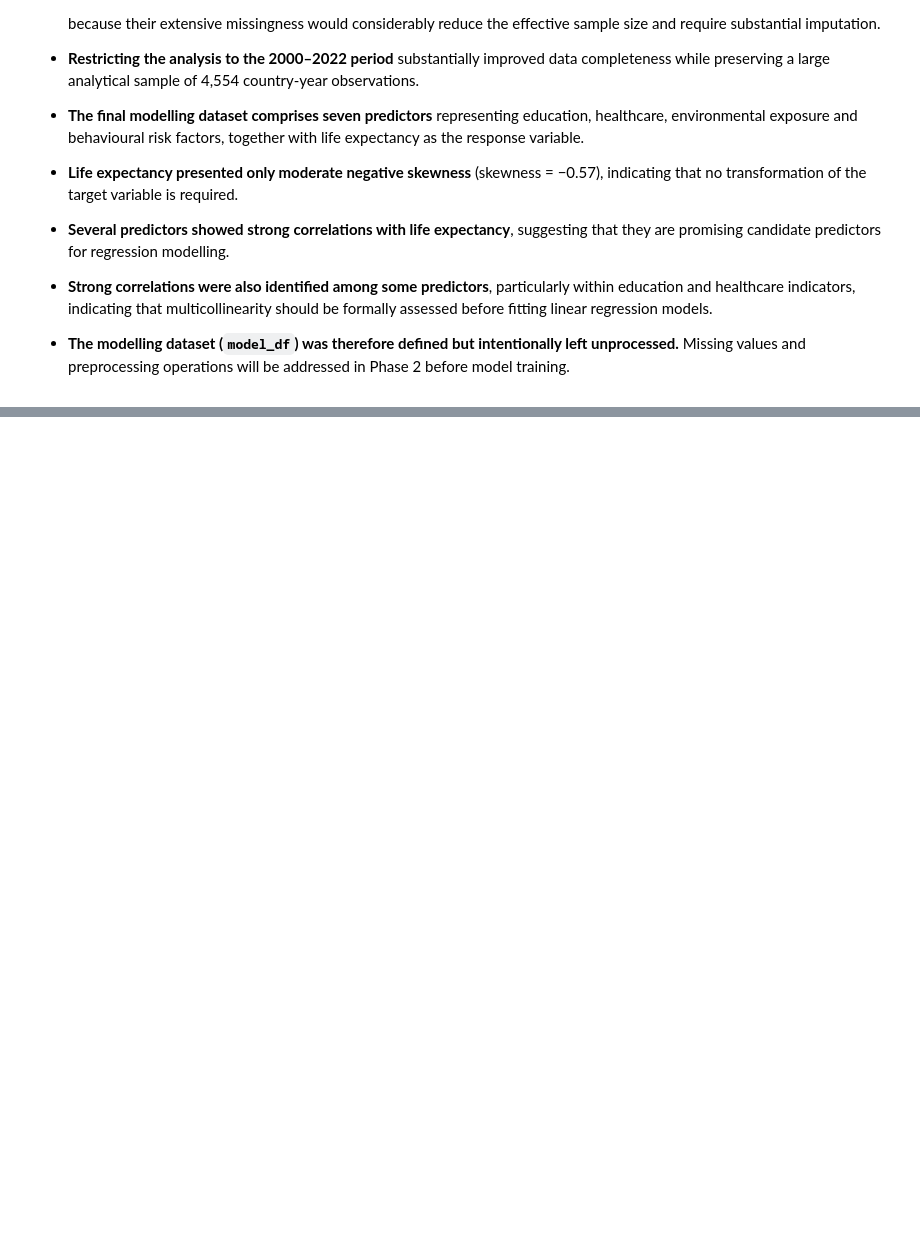
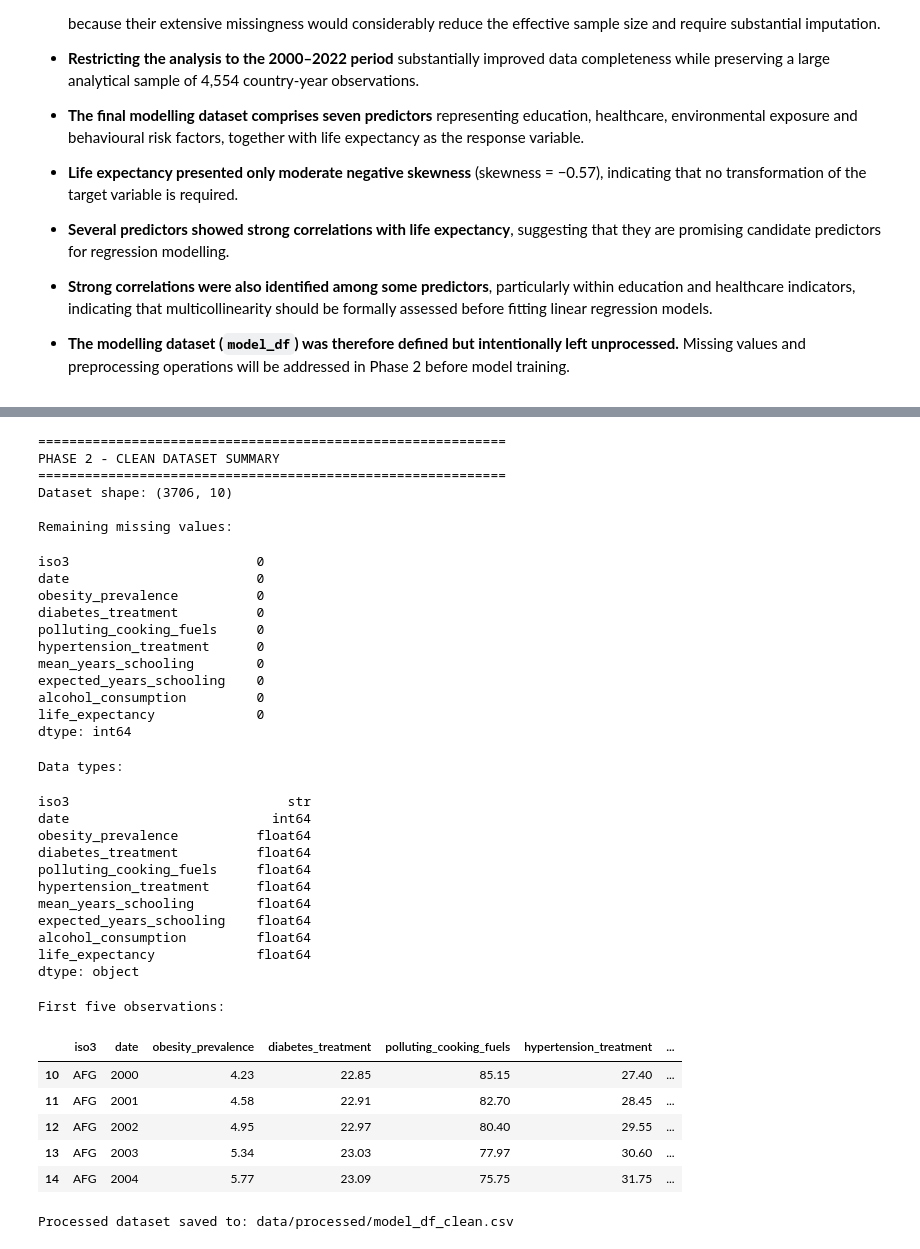
Before and after one commit to ananda-pires/who_life_expectancy_prediction, a Jupyter notebook: notebooks/life_expectancy.ipynb, the cells around one changed output, grey strips where cells are left out. Drawn from its saved outputs; the diff is of its cells as text; code cells hidden in the pictures; blank space fills up the shorter version.

```diff
--- a/notebooks/life_expectancy.ipynb
+++ b/notebooks/life_expectancy.ipynb
@@ -1181,0 +1390,64 @@ The main findings are summarized below:
+# %%
+# Verify cleaned dataset
+
+print("=" * 60)
+print("PHASE 2 - CLEAN DATASET SUMMARY")
+print("=" * 60)
+
+print(f"Dataset shape: {model_df.shape}")
+
+print("\nRemaining missing values:")
+display(model_df.isna().sum())
+
+print("\nData types:")
+display(model_df.dtypes)
+
+print("\nFirst five observations:")
+display(model_df.head())
+
+
+# Save cleaned dataset
+
+from src.dataset import save_processed_data
+save_processed_data(
+    model_df,
+    filename="model_df_clean.csv"
+)
+# %% [output]
+============================================================
+PHASE 2 - CLEAN DATASET SUMMARY
+============================================================
+Dataset shape: (3706, 10)
+
+Remaining missing values:
+iso3                        0
+date                        0
+obesity_prevalence          0
+diabetes_treatment          0
+polluting_cooking_fuels     0
+hypertension_treatment      0
+mean_years_schooling        0
+expected_years_schooling    0
+alcohol_consumption         0
+life_expectancy             0
+dtype: int64
+Data types:
+iso3                            str
+date                          int64
+obesity_prevalence          float64
+diabetes_treatment          float64
+polluting_cooking_fuels     float64
+hypertension_treatment      float64
+mean_years_schooling        float64
+expected_years_schooling    float64
+alcohol_consumption         float64
+life_expectancy             float64
+dtype: object
+First five observations:
+|  | iso3 | date | obesity_prevalence | diabetes_treatment | polluting_cooking_fuels | hypertension_treatment | ... |
+| 10 | AFG | 2000 | 4.23 | 22.85 | 85.15 | 27.40 | ... |
+| 11 | AFG | 2001 | 4.58 | 22.91 | 82.70 | 28.45 | ... |
+| 12 | AFG | 2002 | 4.95 | 22.97 | 80.40 | 29.55 | ... |
+| 13 | AFG | 2003 | 5.34 | 23.03 | 77.97 | 30.60 | ... |
+| 14 | AFG | 2004 | 5.77 | 23.09 | 75.75 | 31.75 | ... |
+Processed dataset saved to: data/processed/model_df_clean.csv
```
Also changed, not shown: parts of 12 cells of this notebook, 2 other files.
